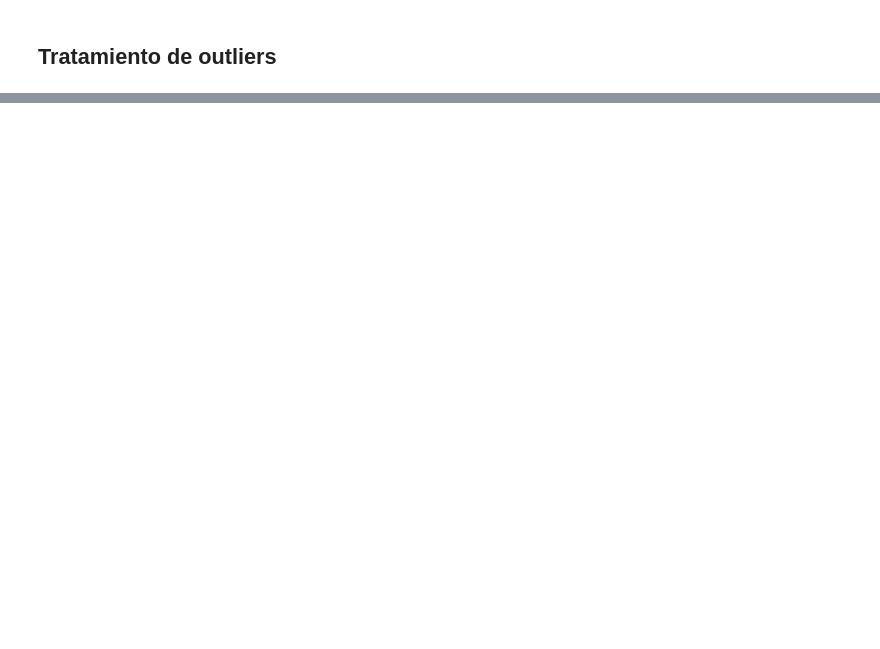
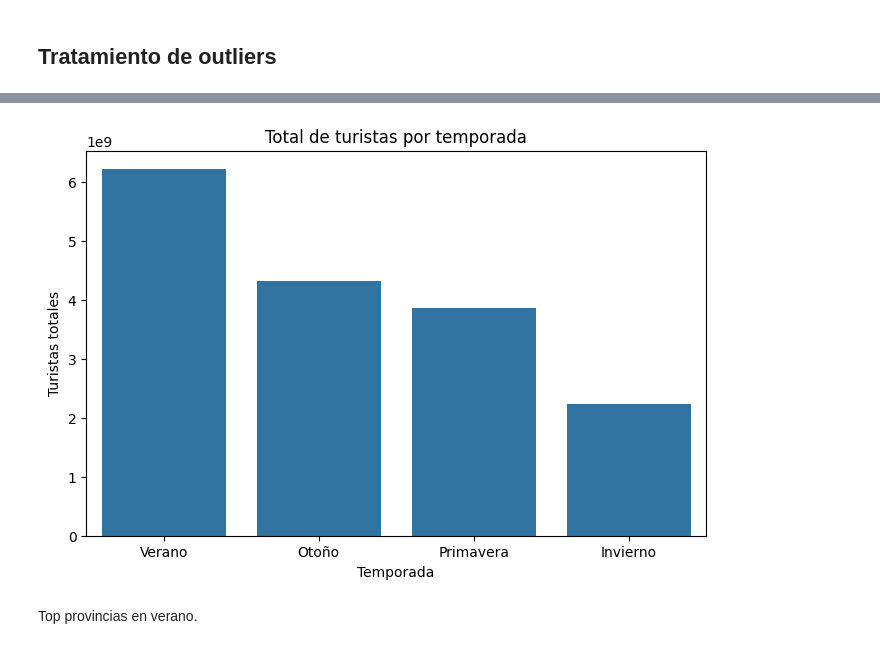
Before and after one commit to MirnaGarridoR/TrabajoML, a Jupyter notebook: ML - TURISMO/EDA-TURISMO.ipynb, the cells around one changed output, grey strips where cells are left out. Saved outputs shown, nothing was run; the diff lists cells and outputs as text; code cells hidden in the pictures; blank space fills up the shorter version.

```diff
--- a/ML - TURISMO/EDA-TURISMO.ipynb
+++ b/ML - TURISMO/EDA-TURISMO.ipynb
@@ -907,0 +598,4 @@ array([nan, 'Almería', 'Cádiz', 'Córdoba', 'Granada', 'Huelva', 'Jaén',
+# %%
+df_temporada_suma = df_turismo.groupby("Temporada", observed=False)["Turistas_totales"].sum().reset_index()
+df_temporada_suma = df_temporada_suma.sort_values(by="Turistas_totales", ascending=False)
+df_temporada_suma.head()
@@ -907,0 +608,11 @@ array([nan, 'Almería', 'Cádiz', 'Córdoba', 'Granada', 'Huelva', 'Jaén',
+# %%
+plt.figure(figsize=(8,5))
+sns.barplot(x="Temporada", y="Turistas_totales", data=df_temporada_suma, order=df_temporada_suma["Temporada"])
+plt.title("Total de turistas por temporada")
+plt.ylabel("Turistas totales")
+plt.xlabel("Temporada")
+plt.show()
+# %% [output]
+[figure, added]
+# %% [markdown]
+Top provincias en verano.
```
Also changed, not shown: parts of 195 cells of this notebook.
